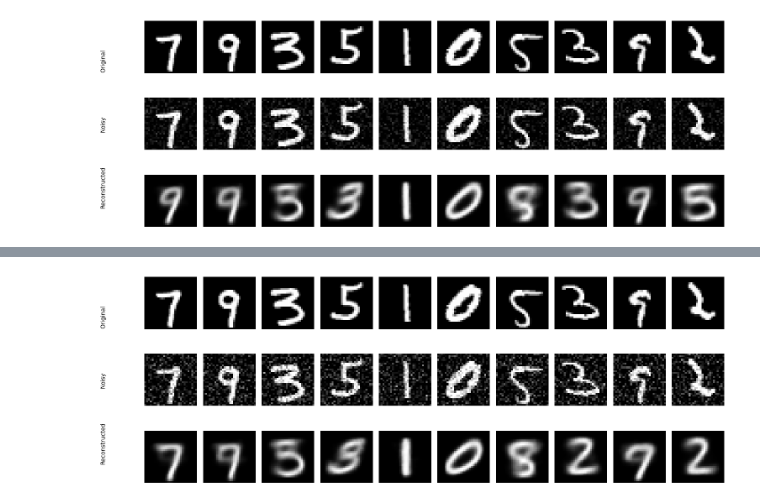
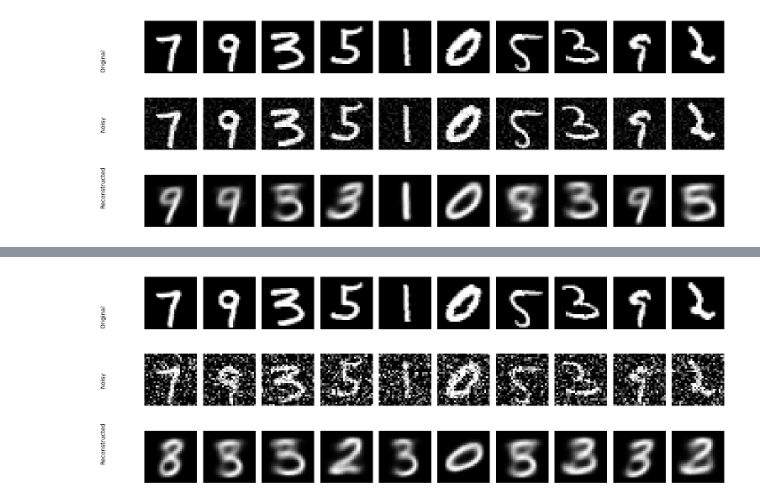
Before and after one commit to masud70/Deep-Generative-Modeling-Theory-and-Application, a Jupyter notebook: Assignments/Assignment1/Problem2/T2.ipynb, the cells around one changed output, grey strips where cells are left out. Drawn from its saved outputs; the diff is of its cells as text; code cells hidden in the pictures.

```diff
--- a/Assignments/Assignment1/Problem2/T2.ipynb
+++ b/Assignments/Assignment1/Problem2/T2.ipynb
@@ -130,7 +130,7 @@ plot(originals, noisy, reconstructed, num_samples)
 1/1 [==============================] - 0s 40ms/step
 [figure]
 # %%
-noisy = np.array([add_gaussian_noise(img, sigma=0.2) for img in originals])
+noisy = np.array([add_gaussian_noise(img, sigma=0.4) for img in originals])
 
 reconstructed = ae.decoder.predict(ae.encoder.predict(noisy))
 
@@ -141 +141 @@ plot(originals, noisy, reconstructed, num_samples)
-[figure, old version]
+[figure, new version]
```
Also changed, not shown: parts of 1 cell of this notebook.
